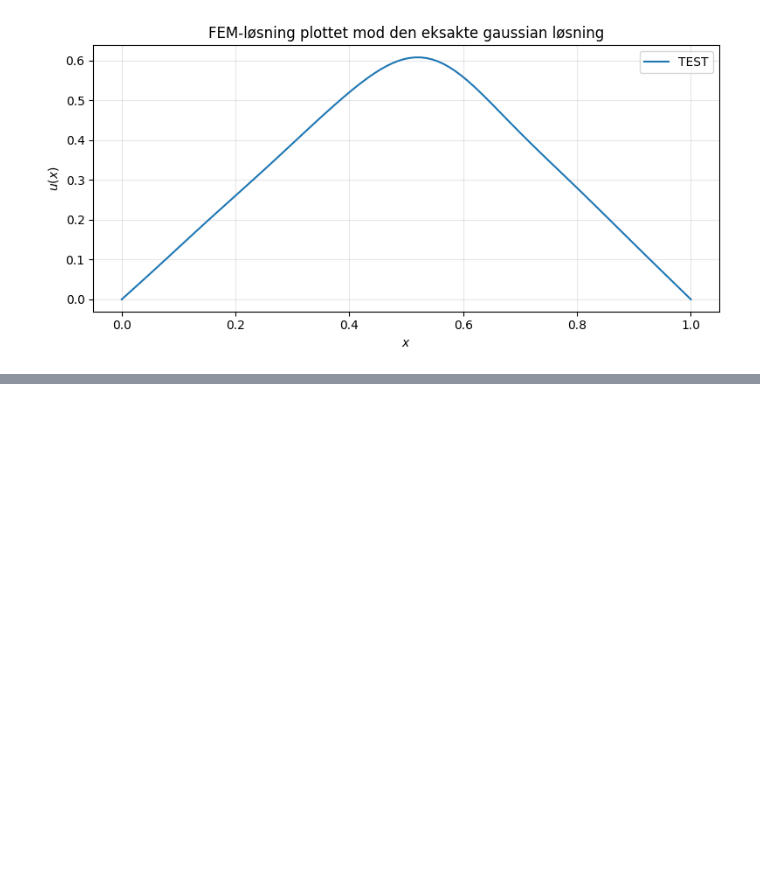
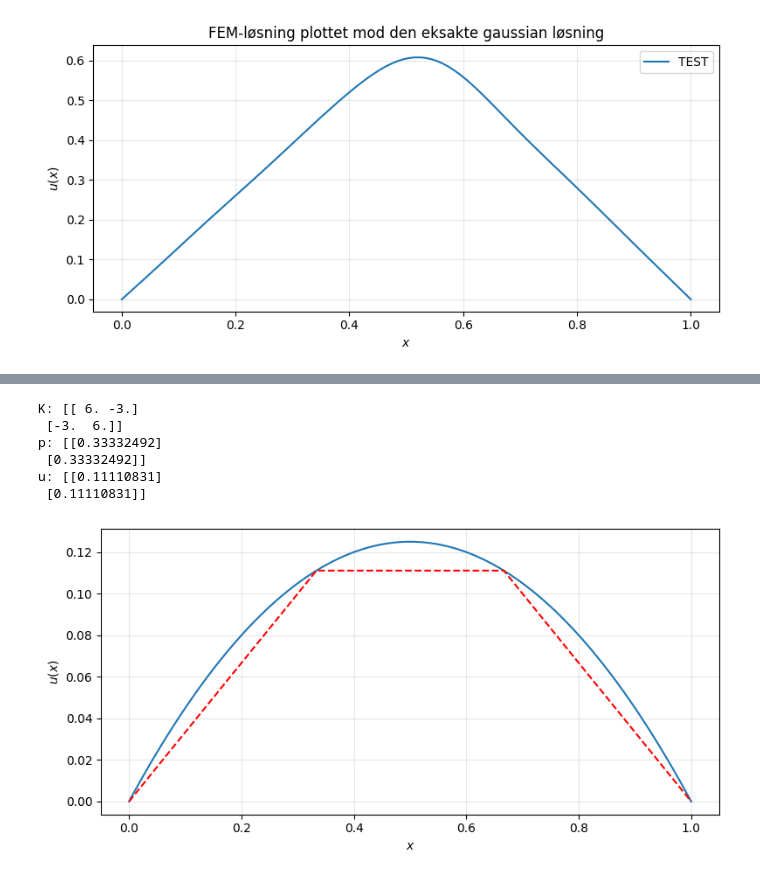
Before and after one commit to vivicodesacademically/Mat1b-projekt, a Jupyter notebook: Mixed_Code_Tasks.ipynb, the cells around one changed output, grey strips where cells are left out. Saved outputs shown, nothing was run; the diff lists cells and outputs as text; code cells hidden in the pictures; blank space fills up the shorter version.

```diff
--- a/Mixed_Code_Tasks.ipynb
+++ b/Mixed_Code_Tasks.ipynb
@@ -327,0 +347,36 @@ plt.show()
+# %%
+from FEM_functions import *
+# Udvidelse A - 1.a
+a_func = lambda x: 1
+p_func = lambda x: 1
+nodes = [0, 1/3, 2/3, 1]
+K = assemble_K_general(nodes, a_func)
+p = assemble_p_general(nodes, p_func)
+u = np.linalg.solve(K, p)
+print("K:", np.vstack(K))
+print("p:", np.vstack(p))
+print("u:", np.vstack(u))
+
+def u_exact(x):
+    return x*(1-x)/2
+
+
+x_plot = np.linspace(0, 1, 100)
+plt.figure(figsize=(8, 4))
+plt.xlabel('$x$')
+plt.ylabel('$u(x)$')
+#plt.title(f'FEM-løsning plottet mod den eksakte gaussian løsning')
+plt.plot(x_plot, u_exact(x_plot), label='Gauss Klokke')
+plt.plot(x_plot, FEM_y(x_plot, u, nodes),'r--', label=f'$\\phi_k, N={N}$, ikke-uniformt net')
+#plt.legend()
+plt.grid(True, alpha=0.3)
+plt.tight_layout()
+plt.show()
+# %% [output]
+K: [[ 6. -3.]
+ [-3.  6.]]
+p: [[0.33332492]
+ [0.33332492]]
+u: [[0.11110831]
+ [0.11110831]]
+[figure, added]
```
Also changed, not shown: parts of 5 cells of this notebook, 2 other files.
